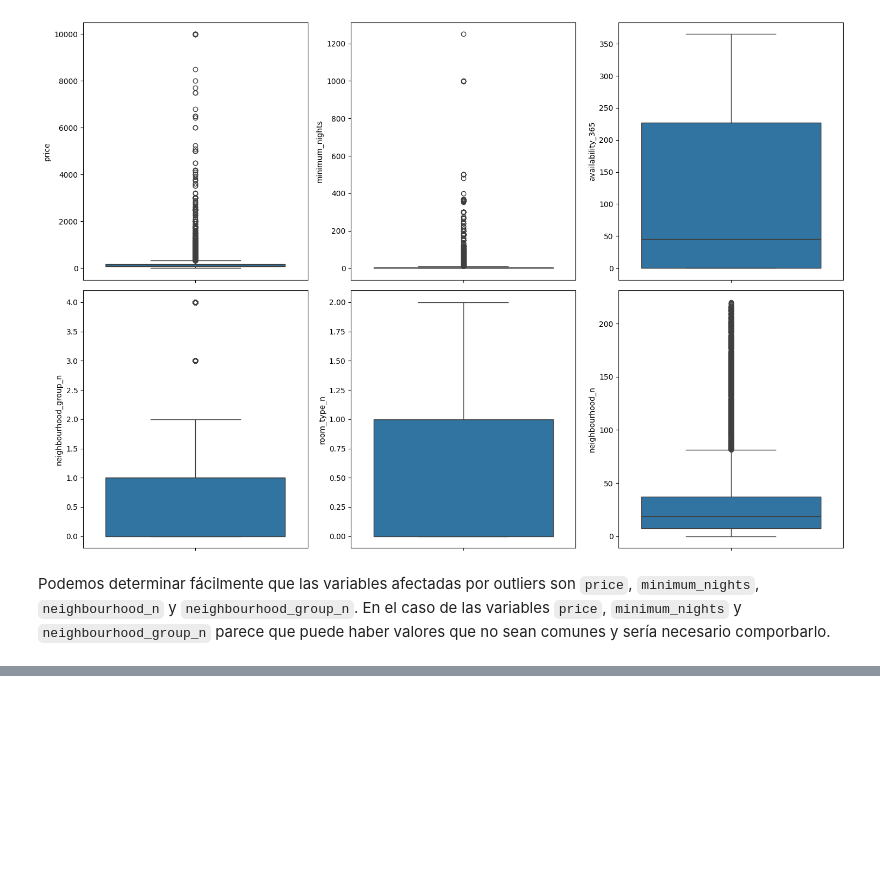
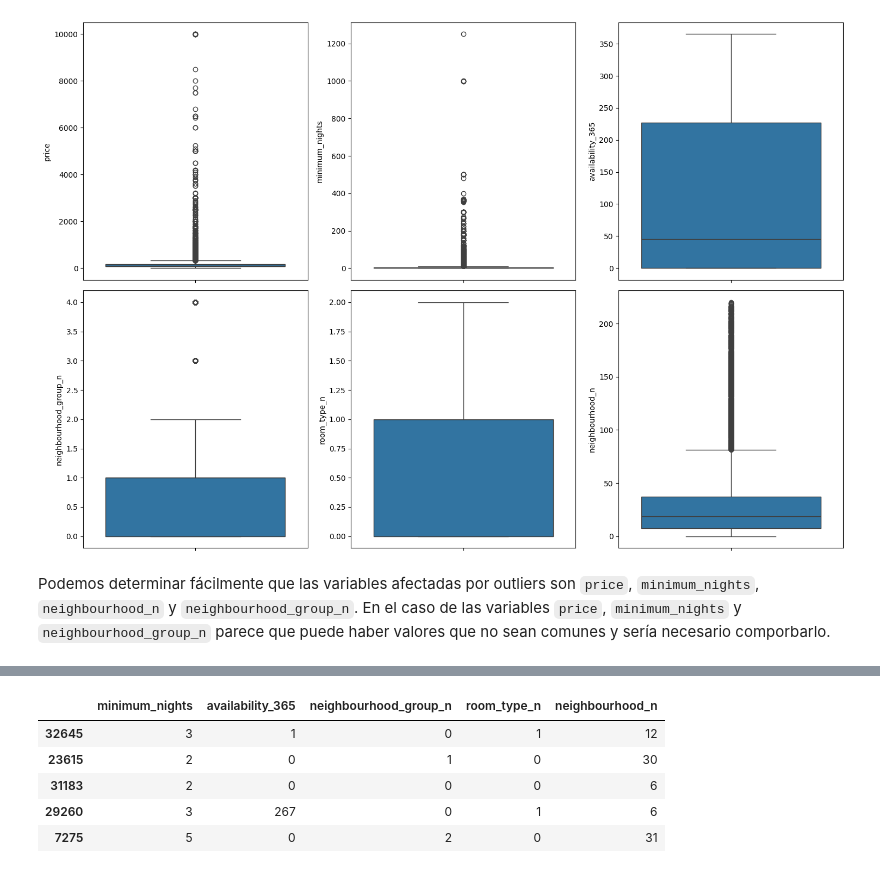
Before and after one commit to Julianmarania/Machine-learning-python-template_Project_12_Julian_Lopez, a Jupyter notebook: src/explore.ipynb, the cells around one changed output, grey strips where cells are left out. Drawn from its saved outputs; the diff is of its cells as text; code cells hidden in the pictures; blank space fills up the shorter version.

```diff
--- a/src/explore.ipynb
+++ b/src/explore.ipynb
@@ -392,0 +424,33 @@ with open("outliers_replacement.json", "w") as f:
+# %%
+# Escalado de valores:
+
+# Separar 'x_con_outliers' y 'x_sin_outliers' e 'Y' en train y test. (resultante 6 excels).
+
+from sklearn.model_selection import train_test_split
+
+num_variables = ["minimum_nights", "availability_365", "neighbourhood_group_n", "room_type_n", "neighbourhood_n"]
+
+# Dividimos el conjunto de datos en muestras de train y test
+X_con_outliers = data_limpia_con_outliers.drop("price", axis = 1)[num_variables]
+X_sin_outliers = data_limpia_sin_outliers.drop("price", axis = 1)[num_variables]
+y = data_limpia_con_outliers["price"]
+
+X_train_con_outliers, X_test_con_outliers, y_train, y_test = train_test_split(X_con_outliers, y, test_size = 0.2, random_state = 42)
+X_train_sin_outliers, X_test_sin_outliers = train_test_split(X_sin_outliers, test_size = 0.2, random_state = 42)
+
+# GUARDAR LOS DATASETS
+X_train_con_outliers.to_excel("/Users/julian/Desktop/vs code/Machine-learning-python-template_Project_12_Julian_Lopez/Machine-learning-python-template_Project_12_Julian_Lopez/src/X_train_con_outliers.xlsx", index = False)
+X_train_sin_outliers.to_excel("/Users/julian/Desktop/vs code/Machine-learning-python-template_Project_12_Julian_Lopez/Machine-learning-python-template_Project_12_Julian_Lopez/src/X_train_sin_outliers.xlsx", index = False)
+X_test_con_outliers.to_excel("/Users/julian/Desktop/vs code/Machine-learning-python-template_Project_12_Julian_Lopez/Machine-learning-python-template_Project_12_Julian_Lopez/src/X_test_con_outliers.xlsx", index = False)
+X_test_sin_outliers.to_excel("/Users/julian/Desktop/vs code/Machine-learning-python-template_Project_12_Julian_Lopez/Machine-learning-python-template_Project_12_Julian_Lopez/src/X_test_sin_outliers.xlsx", index = False)
+y_train.to_excel("/Users/julian/Desktop/vs code/Machine-learning-python-template_Project_12_Julian_Lopez/Machine-learning-python-template_Project_12_Julian_Lopez/src/y_train.xlsx", index = False)
+y_test.to_excel("/Users/julian/Desktop/vs code/Machine-learning-python-template_Project_12_Julian_Lopez/Machine-learning-python-template_Project_12_Julian_Lopez/src/y_test.xlsx", index = False)
+
+X_train_con_outliers.head()
+# %% [output]
+|  | minimum_nights | availability_365 | neighbourhood_group_n | room_type_n | neighbourhood_n |
+| 32645 | 3 | 1 | 0 | 1 | 12 |
+| 23615 | 2 | 0 | 1 | 0 | 30 |
+| 31183 | 2 | 0 | 0 | 0 | 6 |
+| 29260 | 3 | 267 | 0 | 1 | 6 |
+| 7275 | 5 | 0 | 2 | 0 | 31 |
```
Also changed, not shown: parts of 8 cells of this notebook, 14 other files.
